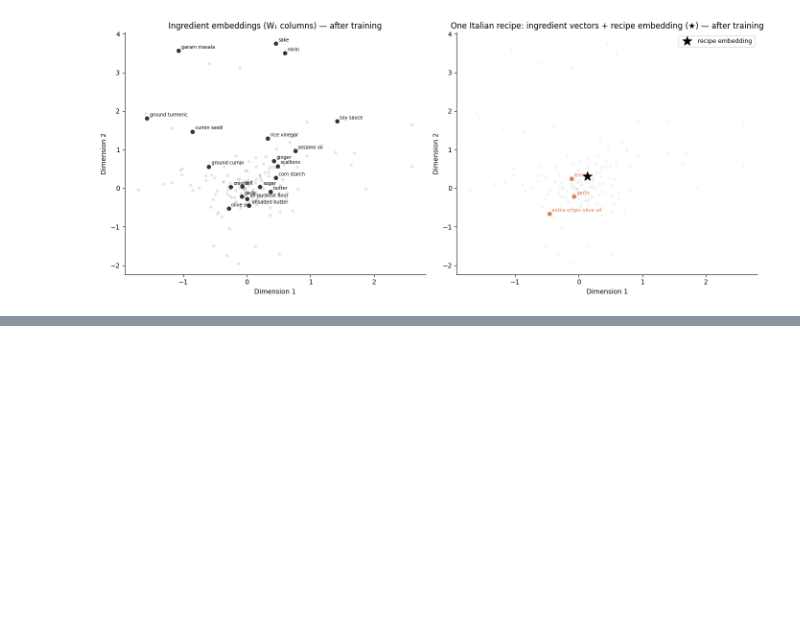
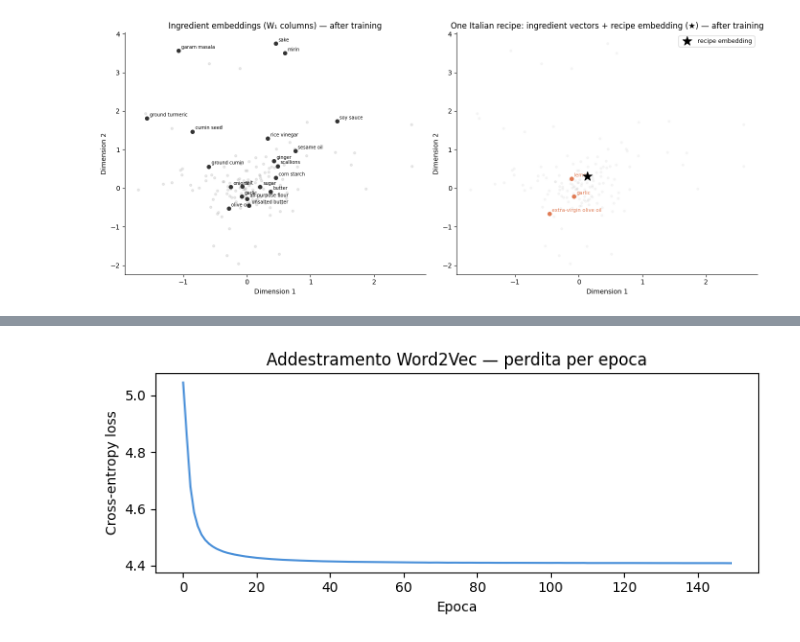
Before and after one commit to afflint/tdl, a Jupyter notebook: 2025-26/deep-learning.ipynb, the cells around one changed output, grey strips where cells are left out. Saved outputs shown, nothing was run; the diff lists cells and outputs as text; code cells hidden in the pictures; blank space fills up the shorter version.

Commit message:
Word2Vec

```diff
--- a/2025-26/deep-learning.ipynb
+++ b/2025-26/deep-learning.ipynb
@@ -587,0 +714,22 @@ plot_ingredient_spaces(title_suffix=" — after training")
+# %%
+w2v_criterion = nn.CrossEntropyLoss()
+w2v_optimizer = optim.Adam(w2v.parameters(), lr=5e-3)
+
+w2v_dataset = torch.utils.data.TensorDataset(centers, contexts)
+w2v_loader  = torch.utils.data.DataLoader(
+    w2v_dataset, batch_size=1024, shuffle=True,
+    generator=torch.Generator().manual_seed(42)
+)
+
+w2v_losses = []
+for epoch in range(150):
+    epoch_loss = 0.0
+    for xb, yb in w2v_loader:
+        w2v_optimizer.zero_grad()
+        loss = w2v_criterion(w2v(xb), yb)
+        loss.backward()
+        w2v_optimizer.step()
+        epoch_loss += loss.item() * len(xb)
+    w2v_losses.append(epoch_loss / len(centers))
+    if (epoch + 1) % 30 == 0:
+        print(f"Epoch {epoch+1:3d} — loss: {w2v_losses[-1]:.4f}")
@@ -587,0 +742,8 @@ plot_ingredient_spaces(title_suffix=" — after training")
+# %%
+plt.figure(figsize=(7, 3))
+plt.plot(w2v_losses, color="#4a90d9", linewidth=1.5)
+plt.xlabel("Epoca"); plt.ylabel("Cross-entropy loss")
+plt.title("Addestramento Word2Vec — perdita per epoca")
+plt.tight_layout(); plt.show()
+# %% [output]
+[figure, added]
```
Also changed, not shown: parts of 13 cells of this notebook.
